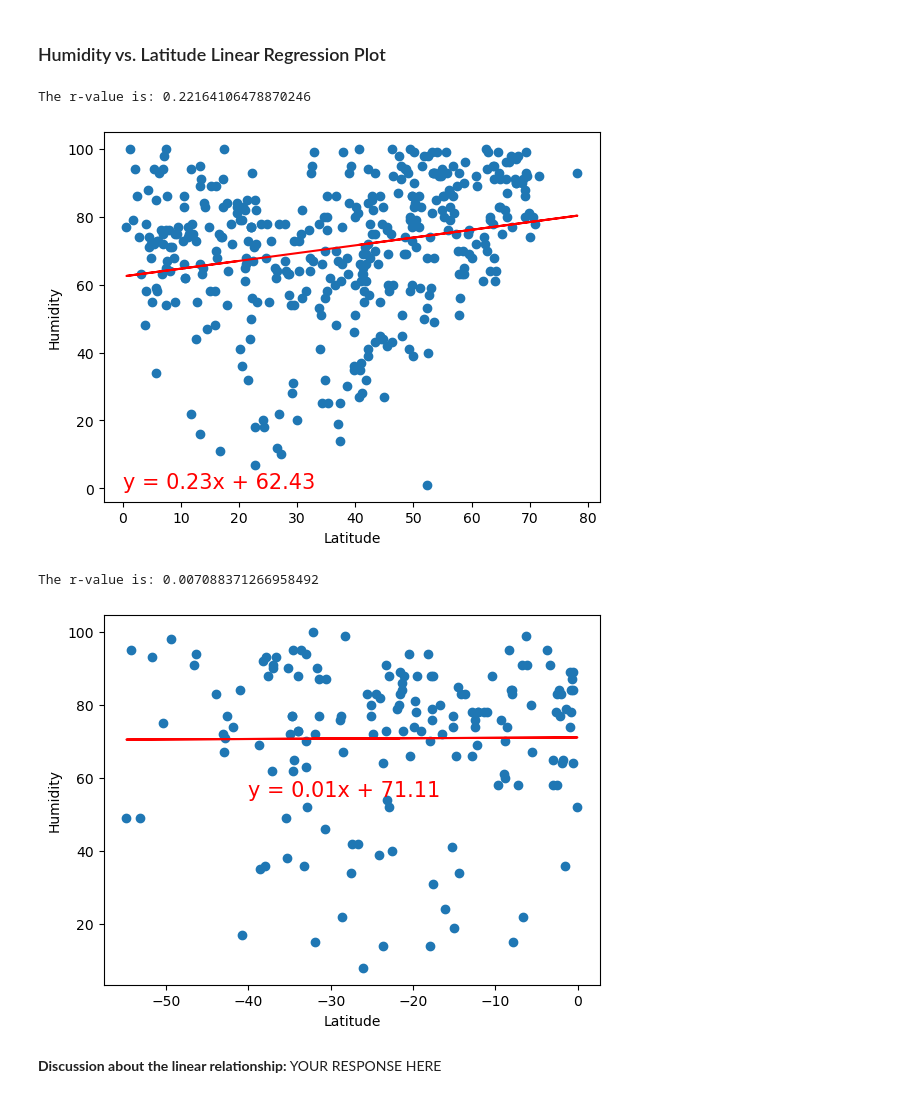
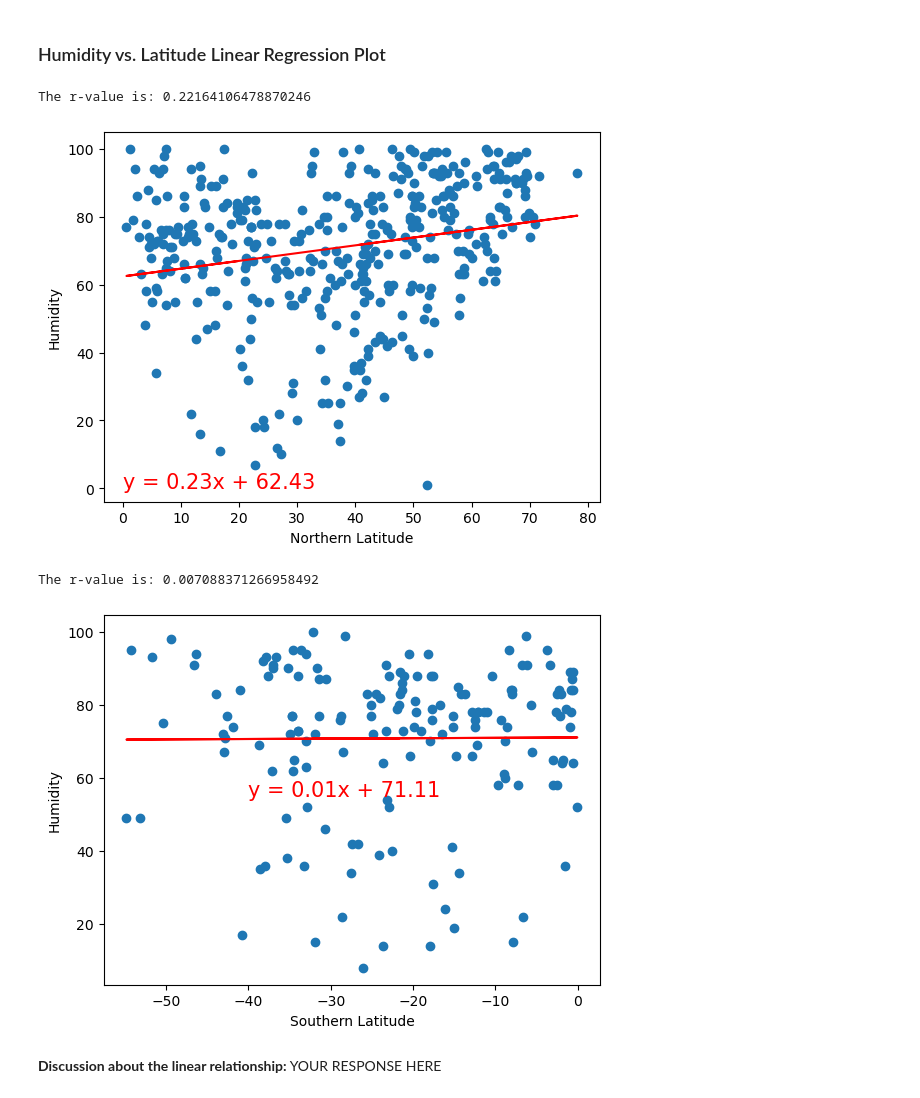
Before and after one commit to Geysha07/python-api-challenge, a Jupyter notebook: WeatherPy/Starter_Code/WeatherPy.ipynb, the cells around one changed output. Drawn from its saved outputs; the diff is of its cells as text; code cells hidden in the pictures.

```diff
--- a/WeatherPy/Starter_Code/WeatherPy.ipynb
+++ b/WeatherPy/Starter_Code/WeatherPy.ipynb
@@ -339,20 +354,20 @@ The r-value is: 0.7329588987619085
 # %%
 # Northern Hemisphere
 x_values = northern_hemi_df["Lat"]
 y_values = northern_hemi_df["Humidity"]
 (slope, intercept, rvalue, pvalue, stderr) = linregress(x_values, y_values)
 regress_values = x_values * slope + intercept
 line_eq = "y = " + str(round(slope,2)) + "x + " + str(round(intercept,2))
 plt.scatter(x_values,y_values)
 plt.plot(x_values,regress_values,"r-")
 plt.annotate(line_eq,(0,0),fontsize=15,color="red")
-plt.xlabel("Latitude")
+plt.xlabel("Northern Latitude")
 plt.ylabel("Humidity")
 print(f"The r-value is: {rvalue} ")
 plt.show()
 # %% [output]
 The r-value is: 0.22164106478870246
-[figure, old version]
+[figure, new version]
 # %%
 # Southern Hemisphere
 x_values = southern_hemi_df["Lat"]
@@ -363,13 +378,13 @@ line_eq = "y = " + str(round(slope,2)) + "x + " + str(round(intercept,2))
 plt.scatter(x_values,y_values)
 plt.plot(x_values,regress_values,"r-")
 plt.annotate(line_eq,(-40,55),fontsize=15,color="red")
-plt.xlabel("Latitude")
+plt.xlabel("Southern Latitude")
 plt.ylabel("Humidity")
 print(f"The r-value is: {rvalue} ")
 plt.show()
 # %% [output]
 The r-value is: 0.007088371266958492
-[figure, old version]
+[figure, new version]
 # %% [markdown]
 **Discussion about the linear relationship:** YOUR RESPONSE HERE
 # %% [markdown]
```
Also changed, not shown: parts of 8 cells of this notebook.
